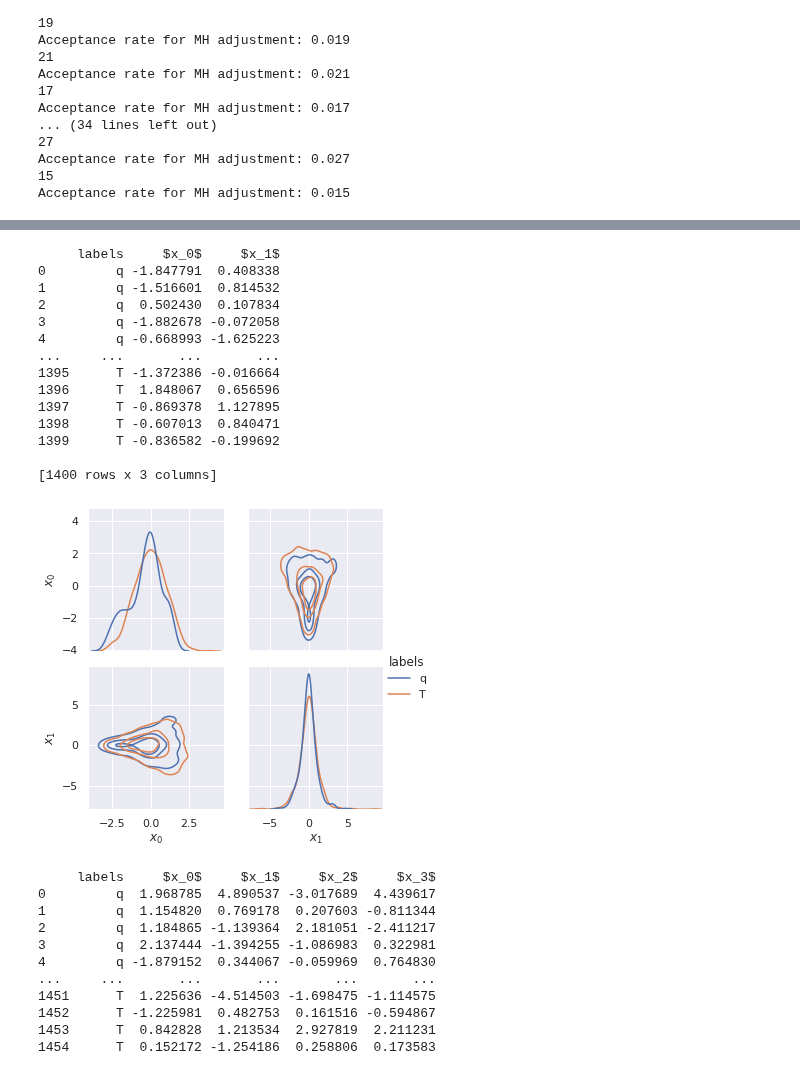
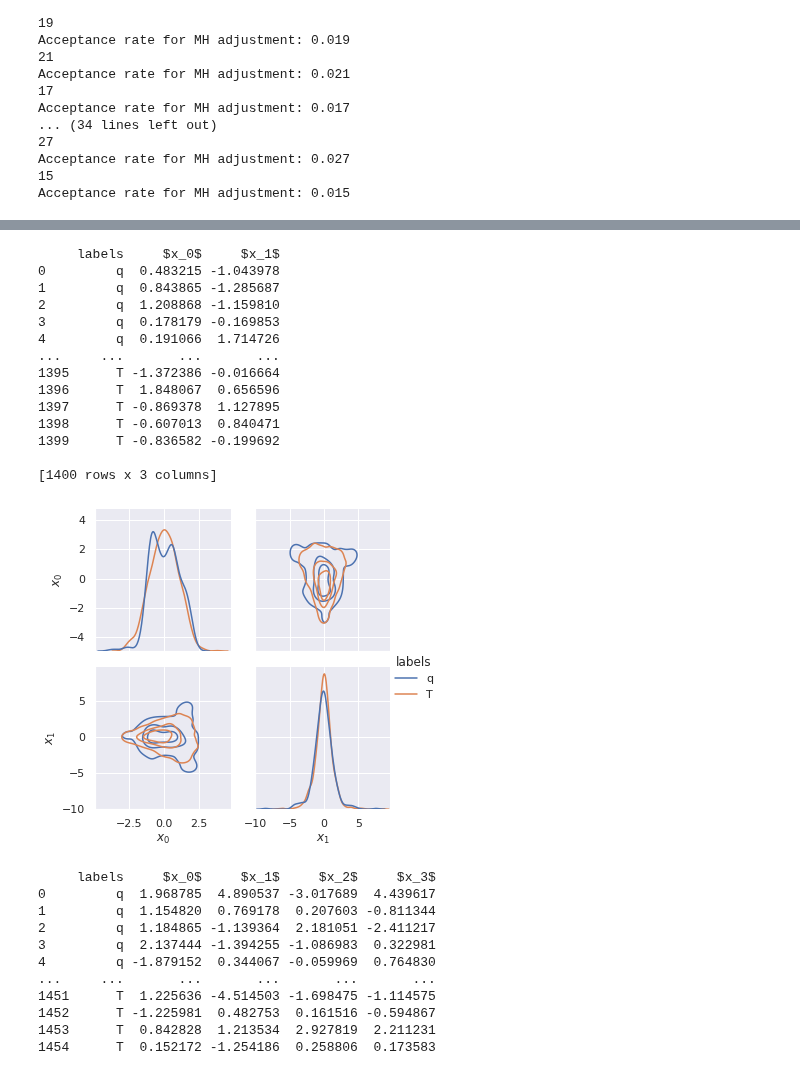
Before and after one commit to RichardGrumitt/nfmc_jax_tests, a Jupyter notebook: funnel_test.ipynb, the cells around one changed output, grey strips where cells are left out. Cells and saved outputs as stored; diff of their text form; code cells hidden in the pictures.

```diff
--- a/funnel_test.ipynb
+++ b/funnel_test.ipynb
@@ -342,5 +327,5 @@ dict_keys(['init_0', 'burnin_0', 'post_burnin_0', 'DLA_1', 'DLA_2', 'DLA_3', 'DL
 # %%
-q_string = 'DLA_16'
+q_string ='ifDLA_11'
 
 # There were 10 temperature levels. q10_w corresponds to the q fit at beta=1 i.e. the target.
 qi = q_models[q_string]
@@ -612,6 +588,0 @@ Removed no burn in
-# %%
-df = pd.DataFrame(mh_samples[dla_key][:,0:3])
-
-plt.figure()
-sns.pairplot(df)
-plt.savefig(f'./dla_figs/funnel_100d_scatter_{dla_key}.png')
@@ -621,5 +588,0 @@ plt.savefig(f'./dla_figs/funnel_100d_scatter_{dla_key}.png')
-# %%
-dla_samples = trace['dla_samples'][0]
-
-df = pd.DataFrame(dla_samples[dla_key][:,0:3])
-sns.pairplot(df)
@@ -768,5 +681,5 @@ sns_pairplot(x_mala[:, 0:2], f_w, x_prime[:, 0:2], levels=4,
 # %%
-q_string = 'DLA_15'
+q_string = 'DLA_12'
 qi = q_models[q_string]
 q_samples = qi.sample(2000)
 logq = qi.logq(q_samples)
@@ -806,37 +719,37 @@ sns_pairplot(q_samples[:, 0:2], np.ones(len(iw)), x_prime[:, 0:2], levels=4,
 # %%
 dla_samples = trace['dla_samples'][0]
-dla_key = 'DLA_14'
+dla_key = 'DLA_11'
 
 logq = qi.logq(torch.tensor(np.asarray(dla_samples[dla_key]), dtype=torch.float32))
 logq = logq.detach().numpy()
 llk = jax.vmap(lambda x: log_like(x))(jnp.asarray(dla_samples[dla_key]))
 lpr = jax.vmap(lambda x: log_flat_prior(x))(jnp.asarray(dla_samples[dla_key]))
 logw = llk + lpr - logq
 logw = jnp.clip(logw, a_min=-jnp.inf, a_max=logsumexp(logw) - 0.75 * jnp.log(len(logw)))
 logw -= logsumexp(logw)
 iw = np.exp(logw)
 iw /= np.sum(iw)
 
 sns_pairplot(dla_samples[dla_key][:, 0:2], np.ones(len(iw)), x_prime[:, 0:2], levels=4,
              out_name='./dla_figs/funnel_100d_dla_samples_DLA_15_unweighted.png')
 
 np.savetxt('./dla_figs/funnel_100d_dla_samples_DLA_15.txt', dla_samples[dla_key])
 # %% [output]
      labels     $x_0$     $x_1$
-0         q -1.847791  0.408338
-1         q -1.516601  0.814532
-2         q  0.502430  0.107834
-3         q -1.882678 -0.072058
-4         q -0.668993 -1.625223
+0         q  0.483215 -1.043978
+1         q  0.843865 -1.285687
+2         q  1.208868 -1.159810
+3         q  0.178179 -0.169853
+4         q  0.191066  1.714726
 ...     ...       ...       ...
 1395      T -1.372386 -0.016664
 1396      T  1.848067  0.656596
 1397      T -0.869378  1.127895
 1398      T -0.607013  0.840471
 1399      T -0.836582 -0.199692
 
 [1400 rows x 3 columns]
-[figure, old version]
+[figure, new version]
 # %%
 sns_pairplot(q_samples[max_cull_idx:, 0:4], np.ones(len(q_samples[max_cull_idx:, 0:4])), x_prime[:, 0:4], levels=4,
              out_name='./dla_figs/funnel_100d_cullZ.png')
```
Also changed, not shown: parts of 16 cells of this notebook, 9 other files.
